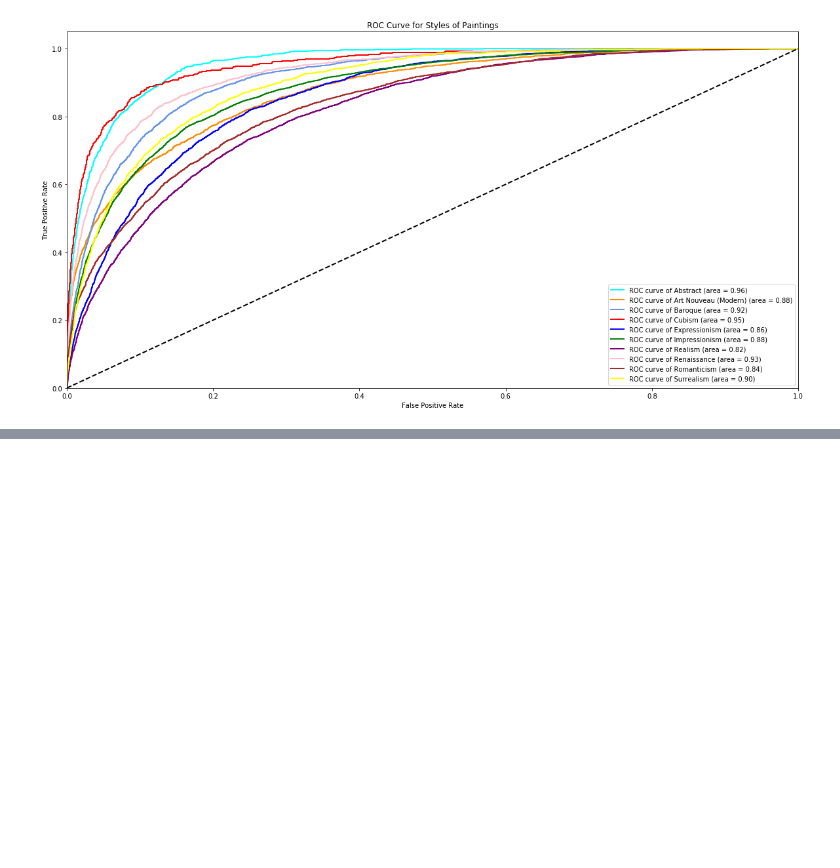
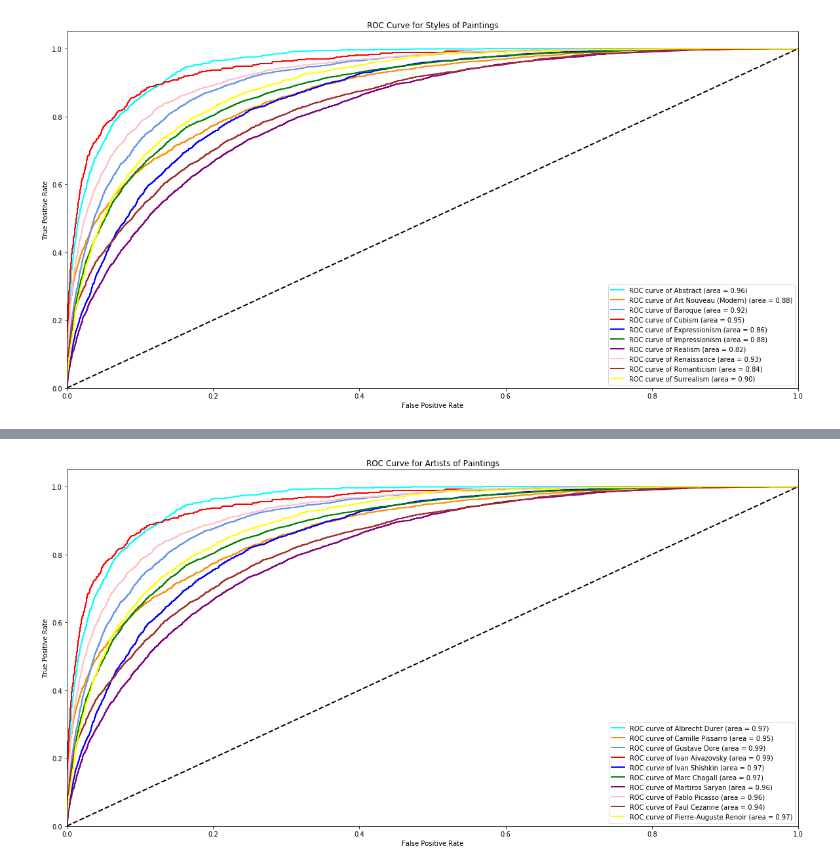
Before and after one commit to IDS-702-Team1/705FinalProject, a Jupyter notebook: notebook/DP-XG-Boost.ipynb, the cells around one changed output, grey strips where cells are left out. Saved outputs shown, nothing was run; the diff lists cells and outputs as text; code cells hidden in the pictures; blank space fills up the shorter version.

Commit message:
Added Artists Classification

```diff
--- a/notebook/DP-XG-Boost.ipynb
+++ b/notebook/DP-XG-Boost.ipynb
@@ -441,0 +507,13 @@ data_all[data_all['style']=='Romanticism'].iloc[:40,:]
+# %%
+y_predproba_testart = modela.predict_proba(X_testa)
+# %%
+from sklearn.preprocessing import OneHotEncoder, LabelEncoder
+enc = OneHotEncoder(handle_unknown='ignore')
+label_encoder = LabelEncoder()
+integer_encoded = label_encoder.fit_transform(y_testa)
+print(integer_encoded)
+
+onehot_encoder = OneHotEncoder(sparse=False)
+integer_encoded = integer_encoded.reshape(len(integer_encoded), 1)
+onehot_encoded = onehot_encoder.fit_transform(integer_encoded)
+print(onehot_encoded)
@@ -441,0 +529,55 @@ data_all[data_all['style']=='Romanticism'].iloc[:40,:]
+# %%
+nlda={}
+for n,l in zip(integer_encoded,y_testa):
+    n=n[0]
+    if n not in nlda.keys():
+        nlda[n]=l
+# %%
+# Compute ROC curve and ROC area for each class
+from scipy import interp
+import matplotlib.pyplot as plt
+from itertools import cycle
+fpra = dict()
+tpra = dict()
+roc_auca = dict()
+for i in range(10):
+    fpra[i], tpra[i], _ = roc_curve( onehot_encoded[:, i],y_predproba_testart[:, i])
+    roc_auca[i] = auc(fpra[i], tpra[i])
+
+all_fpra = np.unique(np.concatenate([fpra[i] for i in range(10)]))
+
+# Then interpolate all ROC curves at this points
+mean_tpra = np.zeros_like(all_fpra)
+for i in range(10):
+    mean_tpra += interp(all_fpra, fpra[i], tpra[i])
+
+# Finally average it and compute AUC
+mean_tpr /= 10
+
+fpra["macro"] = all_fpra
+tpra["macro"] = mean_tpra
+roc_auca["macro"] = auc(fpra["macro"], tpra["macro"])
+lw = 2
+
+
+
+# Plot all ROC curves
+plt.figure(figsize=(20,10))
+
+
+colors = cycle(['aqua', 'darkorange', 'cornflowerblue','red','blue','green','purple','pink','brown','yellow','lightblue','lightgreen'])
+for i, color in zip(range(10), colors):
+    plt.plot(fpr[i], tpr[i], color=color, lw=lw,
+             label='ROC curve of {0} (area = {1:0.2f})'
+             ''.format(nlda[i], roc_auca[i]))
+
+plt.plot([0, 1], [0, 1], 'k--', lw=lw)
+plt.xlim([0.0, 1.0])
+plt.ylim([0.0, 1.05])
+plt.xlabel('False Positive Rate')
+plt.ylabel('True Positive Rate')
+plt.title('ROC Curve for Artists of Paintings')
+plt.legend(loc="lower right")
+plt.show()
+# %% [output]
+[figure, added]
```
Also changed, not shown: parts of 9 cells of this notebook.
